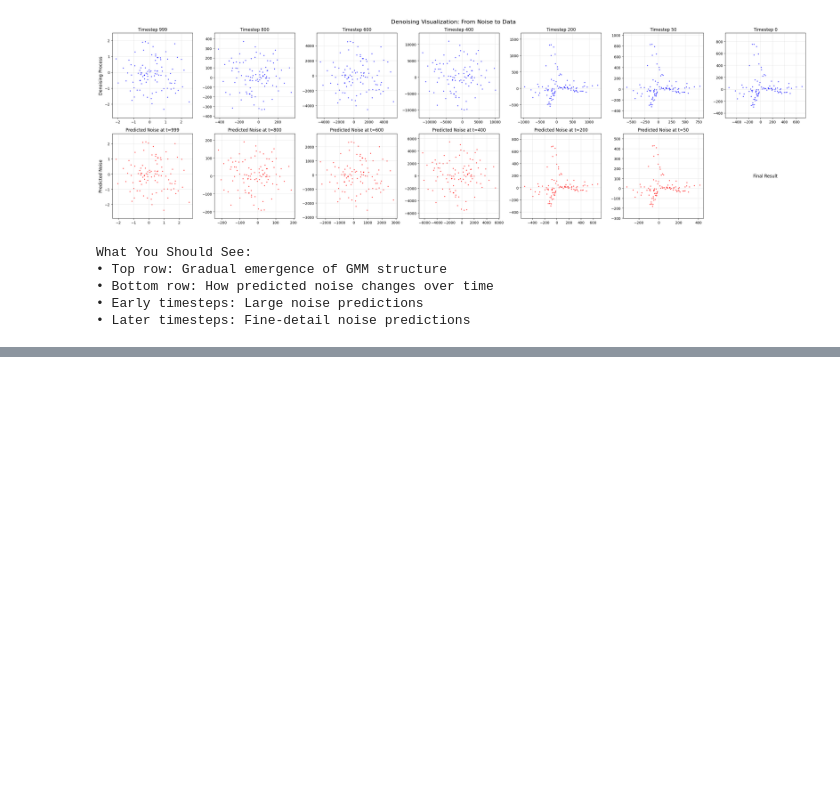
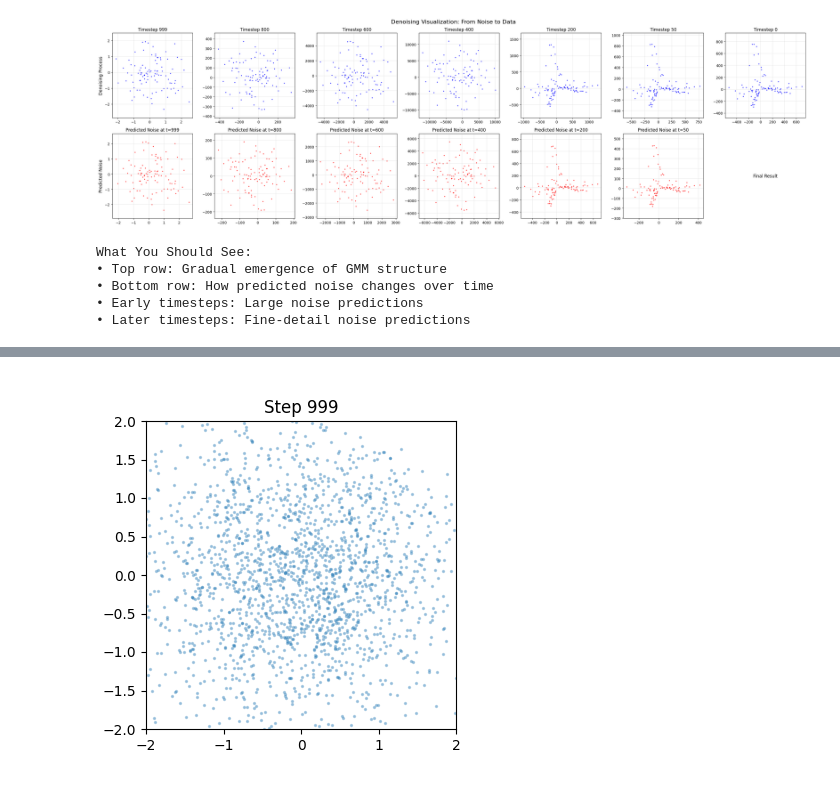
Before and after one commit to Jaseelkt007/Generative_AI_basics, a Jupyter notebook: Diffusion_Models.ipynb, the cells around one changed output, grey strips where cells are left out. Cells and saved outputs as stored; diff of their text form; code cells hidden in the pictures; blank space fills up the shorter version.

```diff
--- a/Diffusion_Models.ipynb
+++ b/Diffusion_Models.ipynb
@@ -525,0 +598,7 @@ $$ z ∼ N(0,I)$$
+# %%
+from IPython.display import Image
+
+# show the gif directly in the notebook
+Image(filename="ddpm_denoising.gif")
+# %% [output]
+[figure, added]
```
Also changed, not shown: parts of 5 cells of this notebook.
